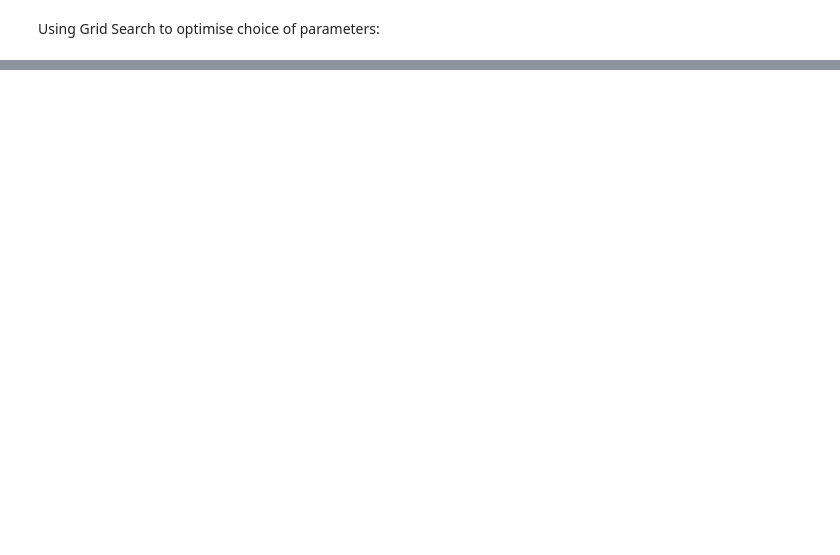
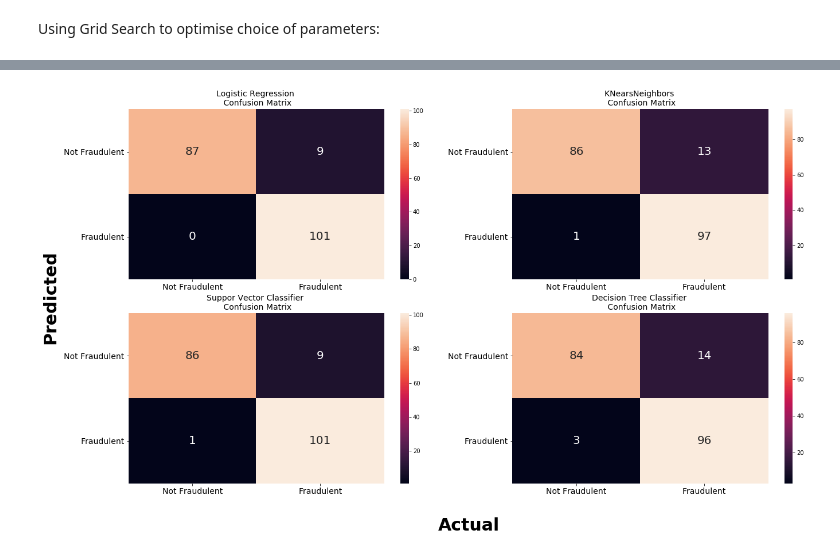
Before and after one commit to apethani21/Credit-Fraud-Detection, a Jupyter notebook: credit-card-fraud-detection.ipynb, the cells around one changed output, grey strips where cells are left out. Saved outputs shown, nothing was run; the diff lists cells and outputs as text; code cells hidden in the pictures; blank space fills up the shorter version.

Commit message:
prediction and confusion matrix

```diff
--- a/credit-card-fraud-detection.ipynb
+++ b/credit-card-fraud-detection.ipynb
@@ -266,0 +302,40 @@ Decision tree classifier training accuracy = 92.51%
+# %%
+grid_logreg_pred = grid_logistic_regression.predict(X_test)
+grid_neigh_pred = grid_neigh.predict(X_test)
+grid_support_vec_pred = grid_support_vector_clf.predict(X_test)
+decision_tree_pred = decision_tree_clf.predict(X_test)
+
+grid_logreg_confusion = confusion_matrix(grid_logreg_pred, y_test)
+grid_neigh_confusion = confusion_matrix(grid_neigh_pred, y_test)
+grid_support_vec_confusion = confusion_matrix(grid_support_vec_pred, y_test)
+decision_tree_confusion = confusion_matrix(decision_tree_pred, y_test)
+# %%
+fig, ax = plt.subplots(2, 2, figsize=(22, 12))
+annot_kws = {"fontsize": 20}
+labels = ['Not Fraudulent', 'Fraudulent']
+
+sns.heatmap(grid_logreg_confusion, ax=ax[0][0], annot=True, fmt='d', annot_kws=annot_kws)
+ax[0, 0].set_title("Logistic Regression \n Confusion Matrix", fontsize=14)
+ax[0, 0].set_xticklabels(labels, fontsize=14, rotation=0)
+ax[0, 0].set_yticklabels(labels, fontsize=14, rotation=360)
+
+sns.heatmap(grid_neigh_confusion, ax=ax[0][1], annot=True, fmt='d', annot_kws=annot_kws)
+ax[0][1].set_title("KNearsNeighbors \n Confusion Matrix", fontsize=14)
+ax[0][1].set_xticklabels(labels, fontsize=14, rotation=0)
+ax[0][1].set_yticklabels(labels, fontsize=14, rotation=360)
+
+sns.heatmap(grid_support_vec_confusion, ax=ax[1][0], annot=True, fmt='d', annot_kws=annot_kws)
+ax[1][0].set_title("Suppor Vector Classifier \n Confusion Matrix", fontsize=14)
+ax[1][0].set_xticklabels(labels, fontsize=14, rotation=0)
+ax[1][0].set_yticklabels(labels, fontsize=14, rotation=360)
+
+sns.heatmap(decision_tree_confusion, ax=ax[1][1], annot=True, fmt='d', annot_kws=annot_kws)
+ax[1][1].set_title("Decision Tree Classifier \n Confusion Matrix", fontsize=14)
+ax[1][1].set_xticklabels(labels, fontsize=14, rotation=0)
+ax[1][1].set_yticklabels(labels, fontsize=14, rotation=360)
+
+fig.text(0.5, 0.03, 'Actual', ha='center', fontdict={'size': 30, 'weight': 'bold'})
+fig.text(0.03, 0.5, 'Predicted', va='center', rotation='vertical', fontdict={'size': 30, 'weight': 'bold'})
+plt.show()
+# %% [output]
+[figure, added]
```
Also changed, not shown: parts of 10 cells of this notebook.
